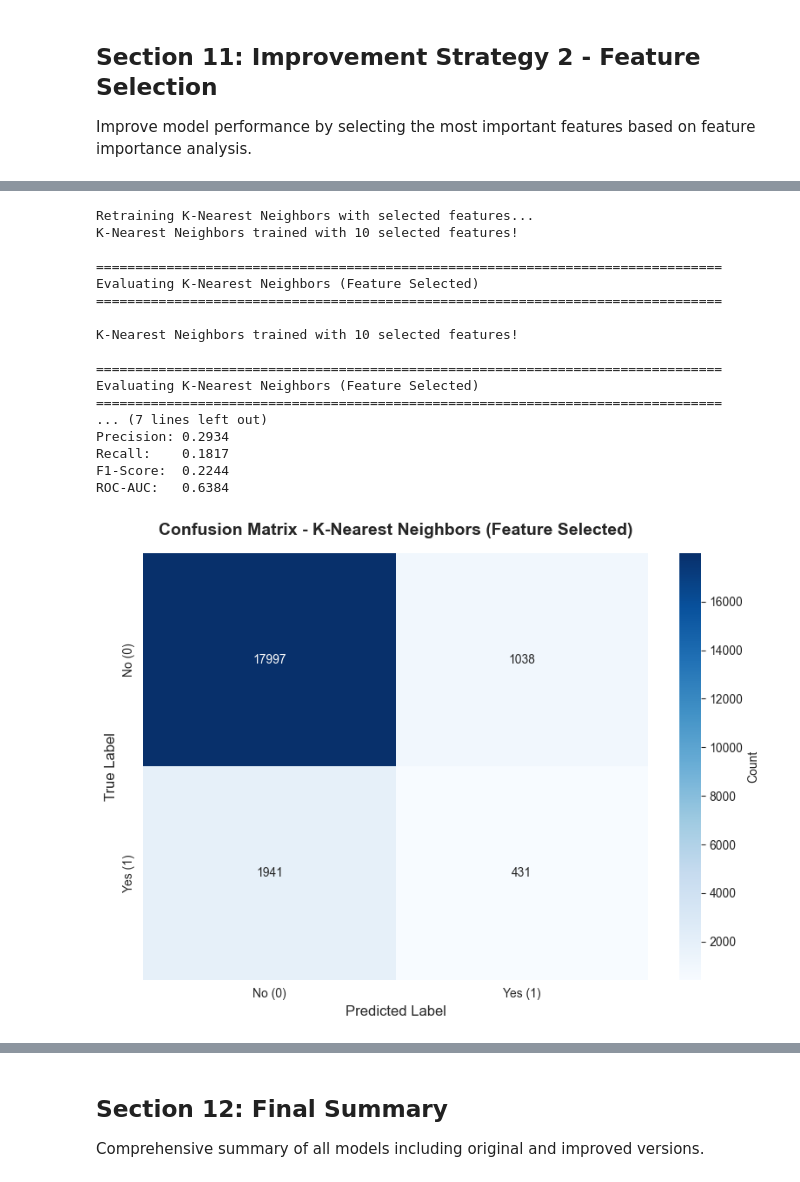
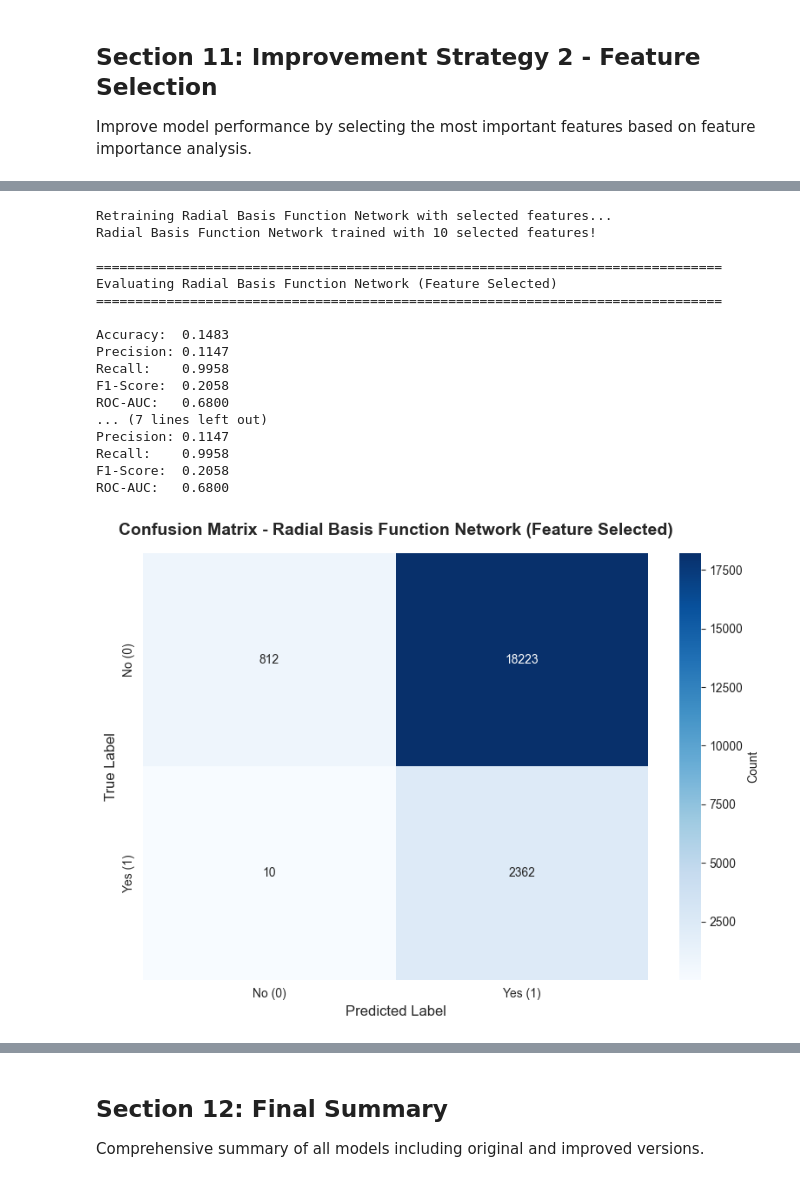
Before and after one commit to amarendar04/UK, a Jupyter notebook: AI_CW_item1/heart_attack_prediction.ipynb, the cells around one changed output, grey strips where cells are left out. Saved outputs shown, nothing was run; the diff lists cells and outputs as text; code cells hidden in the pictures.

```diff
--- a/AI_CW_item1/heart_attack_prediction.ipynb
+++ b/AI_CW_item1/heart_attack_prediction.ipynb
@@ -799,0 +871,6 @@ Feature Importance from Gradient Boosting:
+# %%
+# Evaluate the RBFN model
+rbfn_results = evaluate_model(rbfn_model, X_test, y_test, 'Radial Basis Function Network')
+
+# Store results
+results_list.append(rbfn_results)
@@ -982,11 +1070,9 @@ param_grids = {
         'min_samples_leaf': [1, 2, 4, 8],
         'criterion': ['gini', 'entropy']
     },
-    'Gradient Boosting': {
-        'n_estimators': [50, 100, 200],
-        'learning_rate': [0.01, 0.1, 0.2],
-        'max_depth': [3, 5, 7],
-        'min_samples_split': [2, 5, 10]
+    'Radial Basis Function Network': {
+        'n_centers': [10, 15, 20, 25, 30],
+        'sigma': [0.5, 1.0, 1.5, 2.0, 3.0]
     }
 }
 
@@ -1264,47 +1398,50 @@ Reduction: 5 features removed
 # %%
 # Retrain the tuned model with selected features
 print(f"\nRetraining {best_model_name} with selected features...")
 
 # Use the tuned model's parameters
 if best_model_name == 'K-Nearest Neighbors':
     feature_selected_model = KNeighborsClassifier(**grid_search.best_params_)
+    feature_selected_model.fit(X_train_selected, y_train)
 elif best_model_name == 'Logistic Regression':
     feature_selected_model = LogisticRegression(random_state=42, **grid_search.best_params_)
+    feature_selected_model.fit(X_train_selected, y_train)
 elif best_model_name == 'Decision Tree':
     feature_selected_model = DecisionTreeClassifier(random_state=42, **grid_search.best_params_)
-else:  # Gradient Boosting
-    feature_selected_model = GradientBoostingClassifier(random_state=42, **grid_search.best_params_)
+    feature_selected_model.fit(X_train_selected, y_train)
+else:  # Radial Basis Function Network
+    # Build RBFN with selected features and best parameters
+    feature_selected_model = RBFNetwork(**grid_search.best_params_, random_state=42)
+    feature_selected_model.fit(X_train_selected, y_train)
 
-# Train on selected features
-feature_selected_model.fit(X_train_selected, y_train)
 print(f"{best_model_name} trained with {n_top_features} selected features!")
 
 # Evaluate the model with selected features
 feature_selected_results = evaluate_model(
     feature_selected_model,
     X_test_selected,
     y_test,
     f'{best_model_name} (Feature Selected)'
 )
 # %% [output]
-Retraining K-Nearest Neighbors with selected features...
-K-Nearest Neighbors trained with 10 selected features!
+Retraining Radial Basis Function Network with selected features...
+Radial Basis Function Network trained with 10 selected features!
 
 ================================================================================
-Evaluating K-Nearest Neighbors (Feature Selected)
+Evaluating Radial Basis Function Network (Feature Selected)
 ================================================================================
 
-K-Nearest Neighbors trained with 10 selected features!
-
-================================================================================
-Evaluating K-Nearest Neighbors (Feature Selected)
-================================================================================
+Accuracy:  0.1483
+Precision: 0.1147
+Recall:    0.9958
+F1-Score:  0.2058
+ROC-AUC:   0.6800
 ... (7 lines left out)
-Precision: 0.2934
-Recall:    0.1817
-F1-Score:  0.2244
-ROC-AUC:   0.6384
+Precision: 0.1147
+Recall:    0.9958
+F1-Score:  0.2058
+ROC-AUC:   0.6800
-[figure, old version]
+[figure, new version]
 # %%
 # Compare BEFORE and AFTER feature selection
 print("\n" + "="*80)
```
Also changed, not shown: parts of 26 cells of this notebook.
